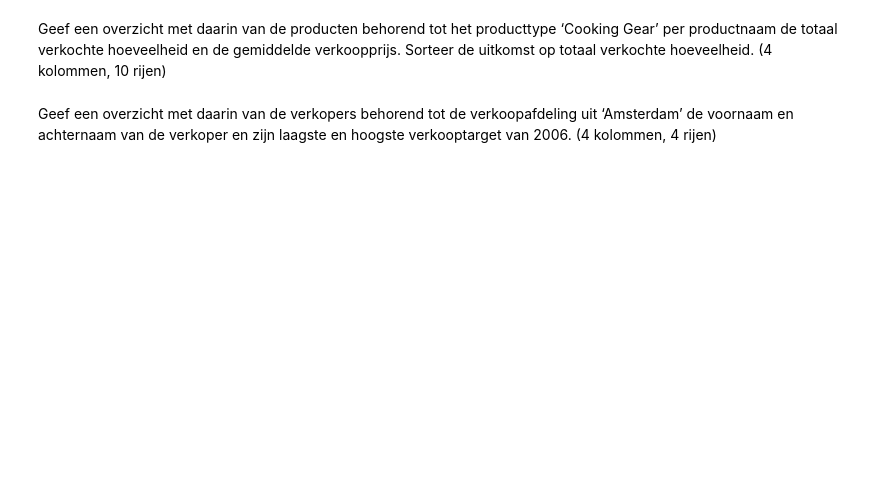
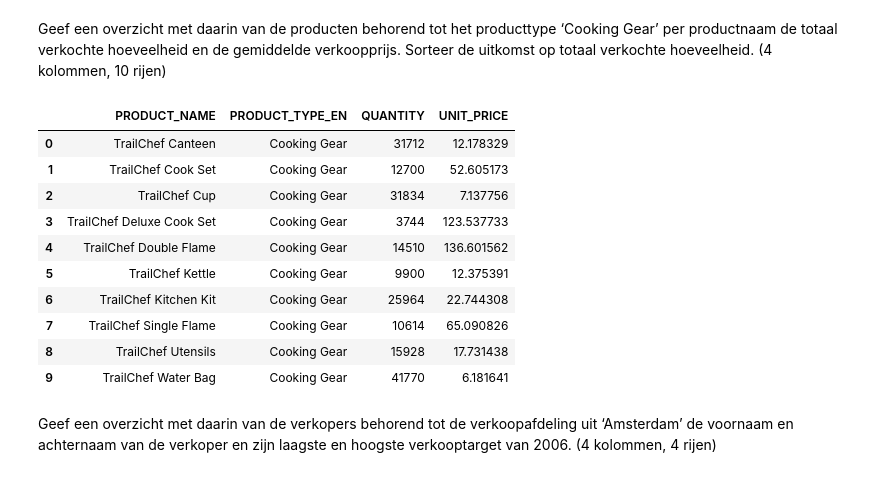
Before and after one commit to Milanvh1/DEDS_Portfolio, a Jupyter notebook: Practicum_2.3_Opdrachten.ipynb, the cells around one changed output. Saved outputs shown, nothing was run; the diff lists cells and outputs as text; code cells hidden in the pictures; blank space fills up the shorter version.

```diff
--- a/Practicum_2.3_Opdrachten.ipynb
+++ b/Practicum_2.3_Opdrachten.ipynb
@@ -191,5 +197,6 @@ retailer_site['CITY'].count()
 Geef de gemiddelde kostprijs van de verkochte producten waarop korting (unit_sale_price < unit_price) is verleend (1 waarde)
 # %%
 order_details['UNIT_COST'] = (order_details['UNIT_SALE_PRICE']) < (order_details['UNIT_PRICE'])
-order_details['UNIT_COST'].mean()
+order_details = order_details['UNIT_COST'].mean()
+pd.DataFrame({'GEMIDDELD': [order_details]})
 # %% [output]
@@ -259,4 +403,23 @@ Geef een overzicht met daarin per land het aantal vestigingen van klanten die zi
 # %% [markdown]
 Geef een overzicht met daarin van de producten behorend tot het producttype ‘Cooking Gear’ per productnaam de totaal verkochte hoeveelheid en de gemiddelde verkoopprijs. Sorteer de uitkomst op totaal verkochte hoeveelheid. (4 kolommen, 10 rijen)
+# %%
+merged_product_product_type_and_order_details = pd.merge(product, product_type).merge(order_details)
+merged_product_product_type_and_order_details['UNIT_PRICE'] = pd.to_numeric(merged_product_product_type_and_order_details['UNIT_PRICE'], errors='coerce')
+
+merged_product_product_type_and_order_details = merged_product_product_type_and_order_details[merged_product_product_type_and_order_details['PRODUCT_TYPE_EN'] == 'Cooking Gear']
+merged_product_product_type_and_order_details = merged_product_product_type_and_order_details.groupby(['PRODUCT_NAME', 'PRODUCT_TYPE_EN'], as_index=False).agg({'QUANTITY': 'sum', 'UNIT_PRICE': 'mean'})
+merged_product_product_type_and_order_details
+# %% [output]
+|  | PRODUCT_NAME | PRODUCT_TYPE_EN | QUANTITY | UNIT_PRICE |
+| 0 | TrailChef Canteen | Cooking Gear | 31712 | 12.178329 |
+| 1 | TrailChef Cook Set | Cooking Gear | 12700 | 52.605173 |
+| 2 | TrailChef Cup | Cooking Gear | 31834 | 7.137756 |
+| 3 | TrailChef Deluxe Cook Set | Cooking Gear | 3744 | 123.537733 |
+| 4 | TrailChef Double Flame | Cooking Gear | 14510 | 136.601562 |
+| 5 | TrailChef Kettle | Cooking Gear | 9900 | 12.375391 |
+| 6 | TrailChef Kitchen Kit | Cooking Gear | 25964 | 22.744308 |
+| 7 | TrailChef Single Flame | Cooking Gear | 10614 | 65.090826 |
+| 8 | TrailChef Utensils | Cooking Gear | 15928 | 17.731438 |
+| 9 | TrailChef Water Bag | Cooking Gear | 41770 | 6.181641 |
 # %% [markdown]
 Geef een overzicht met daarin van de verkopers behorend tot de verkoopafdeling uit ‘Amsterdam’ de voornaam en achternaam van de verkoper en zijn laagste en hoogste verkooptarget van 2006. (4 kolommen, 4 rijen)
```
Also changed, not shown: parts of 23 cells of this notebook.
